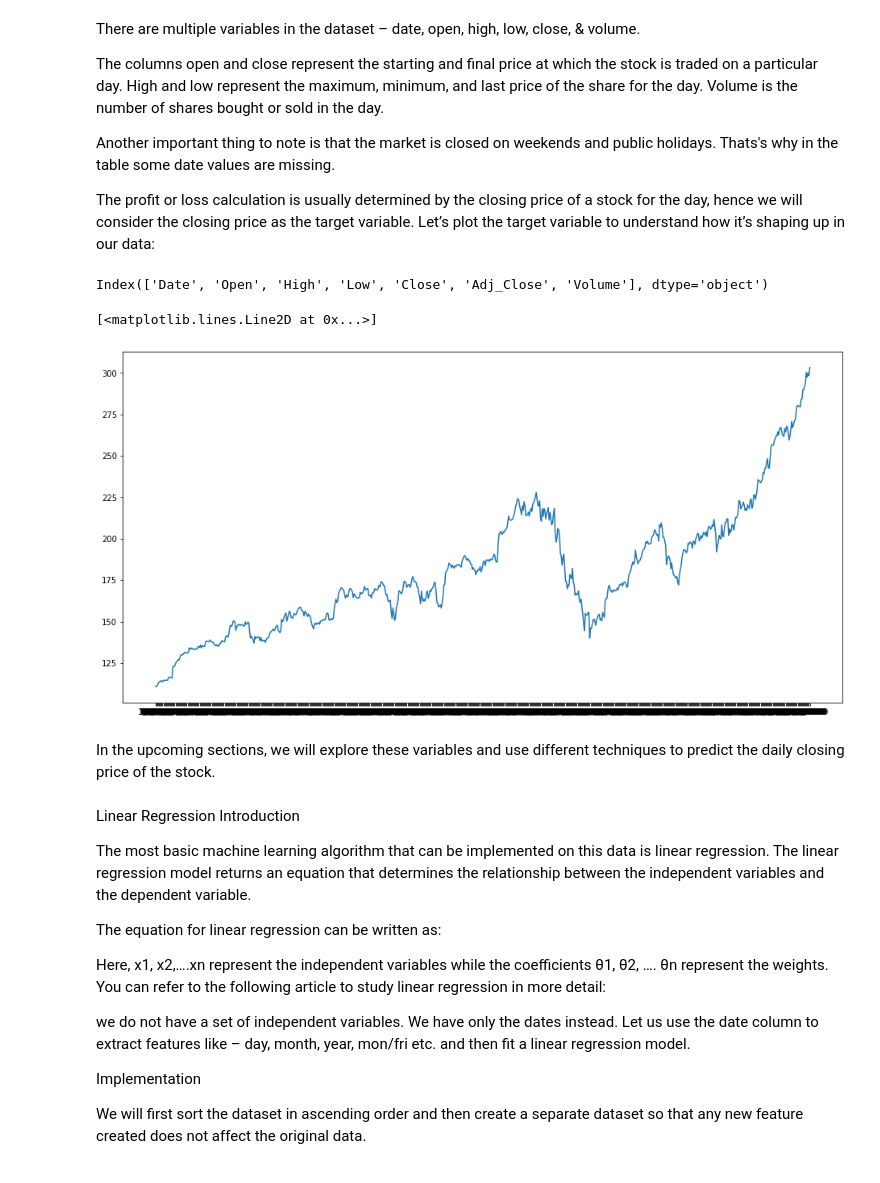
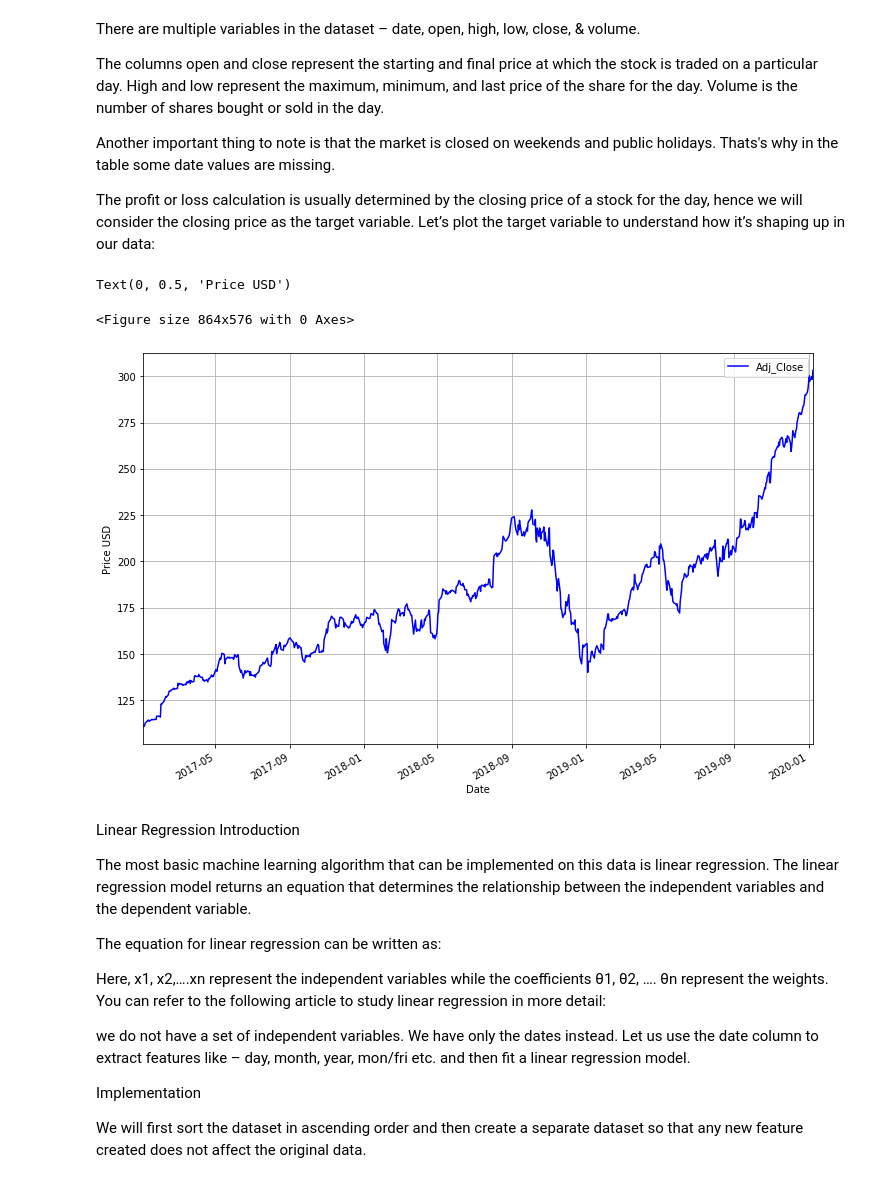
Before and after one commit to sigdelyr/ML-Project, a Jupyter notebook: apple_regression.ipynb, the cells around one changed output. Cells and saved outputs as stored; diff of their text form; code cells hidden in the pictures.

```diff
--- a/apple_regression.ipynb
+++ b/apple_regression.ipynb
@@ -18,7 +24,7 @@ from tqdm import tqdm_notebook
 
 #setting figure size
 from matplotlib.pylab import rcParams
-rcParams['figure.figsize'] = 20,10
+rcParams['figure.figsize'] = 12,8
 
 #for normalizing data
 from sklearn.preprocessing import MinMaxScaler
@@ -48,0 +56,6 @@ apple.head()
+# %%
+apple['Date'] = pd.to_datetime(apple.Date,format='%Y-%m-%d')
+# %%
+
+apple['Month'] = apple['Date'].dt.month
+apple.head()
@@ -54,7 +74,3 @@ The columns open and close represent the starting and final price at which the s
 Another important thing to note is that the market is closed on weekends and public holidays. Thats's why in the table some date values are missing.
 
 The profit or loss calculation is usually determined by the closing price of a stock for the day, hence we will consider the closing price as the target variable. Let’s plot the target variable to understand how it’s shaping up in our data:
-# %%
-apple.columns
-# %% [output]
-Index(['Date', 'Open', 'High', 'Low', 'Close', 'Adj_Close', 'Volume'], dtype='object')
@@ -63,15 +77,15 @@ Index(['Date', 'Open', 'High', 'Low', 'Close', 'Adj_Close', 'Volume'], dtype='ob
-# %%
-#setting index as date
-#apple['Date'] = pd.to_datetime(apple_data.Date,format='%Y-%m-%d')
-#apple.index = apple['Date']
-#plot
-plt.figure(figsize=(16,8))
-plt.plot(apple['Adj_Close'], label='Close Price history')
-# %% [output]
-[<matplotlib.lines.Line2D at 0x...>]
-[figure, removed]
-# %% [markdown]
-In the upcoming sections, we will explore these variables and use different techniques to predict the daily closing price of the stock.
+# %%
+
+#plot
+plt.figure(figsize=(12,8))
+
+ax = apple.plot(x='Date', y='Adj_Close', style='b-', grid=True)
+ax.set_xlabel("Date")
+ax.set_ylabel("Price USD")
+# %% [output]
+Text(0, 0.5, 'Price USD')
+<Figure size 864x576 with 0 Axes>
+[figure, added]
 # %% [markdown]
 Linear Regression
 Introduction
```
Also changed, not shown: parts of 30 cells of this notebook.
